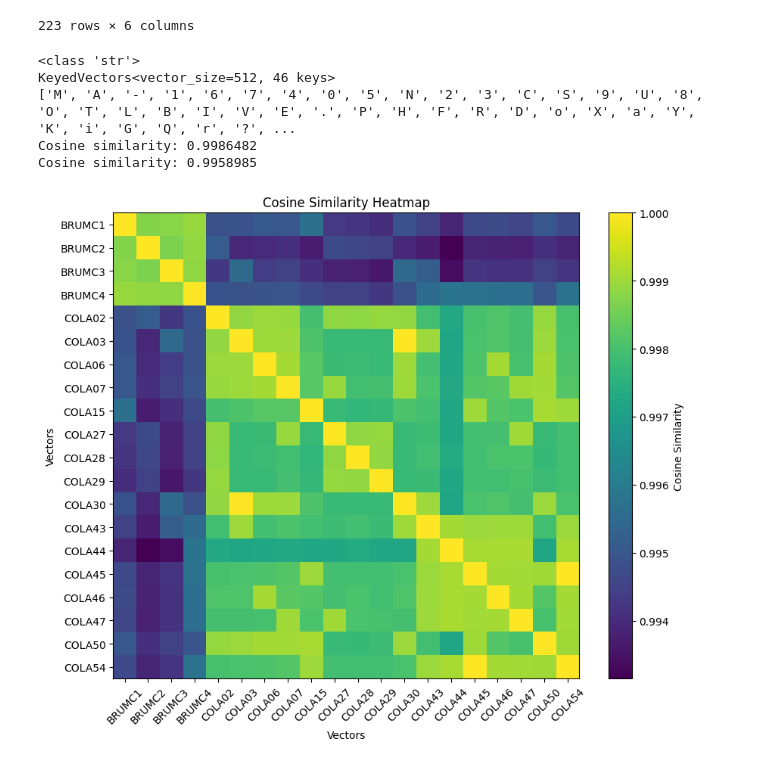
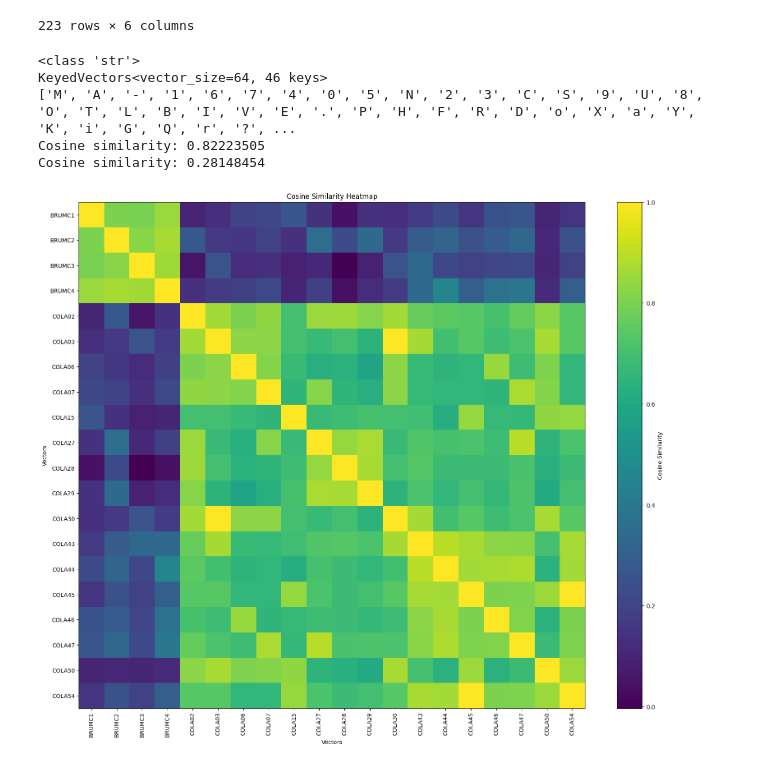
Before and after one commit to agentolek/Bootcamp-mini-hackathon-2024, a Jupyter notebook: Slodziaki/code/correlation.ipynb, the cells around one changed output. Saved outputs shown, nothing was run; the diff lists cells and outputs as text; code cells hidden in the pictures.

```diff
--- a/Slodziaki/code/correlation.ipynb
+++ b/Slodziaki/code/correlation.ipynb
@@ -63,6 +63,16 @@ mydf
 | 221 | VKGM45.16.1 | 1 | 8 | 0 | [A.38, B.27.30, B.24.11, B.31.28,... | [1, 5] |
 | 222 | WIENMV-174.317 | 1 | 4 | 0 | [B.27.30, B.24.11, B.29.30, A.6] | None |
 223 rows × 6 columns
+# %%
+def cosine_similarity(vec1, vec2):
+    dot_product = np.dot(vec1, vec2)
+    norm1 = np.linalg.norm(vec1)
+    norm2 = np.linalg.norm(vec2)
+    return dot_product / (norm1 * norm2)
+
+def word_embedding(word, model):
+    embedded = [model.wv[char] for char in word if char in model.wv]
+    return sum(embedded) / len(embedded)
 # %%
 
 object_names = list(mydf["object_name"])
@@ -72,52 +82,51 @@ names_lists = [[char for char in word] for word in object_names]
 print(type(names_lists[0][0]))
 
 #model = Word2Vec(names_lists, vector_size=128, window=5, min_count=1, sg=1, hs=1)
-model = Word2Vec(names_lists, vector_size=512, min_count=1, sg=1, hs=1)
+#model = Word2Vec(names_lists, vector_size=24, min_count=1, sg=1)
+model = Word2Vec(
+    sentences=names_lists,
+    vector_size=64,
+    window=2,
+    min_count=1,
+    sg=1,
+    hs=0,
+    negative=10,
+    sample=1e-5,
+    epochs=10
+)
 print(model.wv)
 print(model.wv.index_to_key)
 
-def word_embedding(word):
-    embedded = [model.wv[char] for char in word if char in model.wv]
-    return sum(embedded) / len(embedded)
 
+v1 = word_embedding("BRUMC2", model)
+v2 = word_embedding("BRUMC3", model)
+v3 = word_embedding('TOCMAL-MA0840', model)
 
-v1 = word_embedding("BRUMC2")
-v2 = word_embedding("BRUMC3")
-v3 = word_embedding('TOCMAL-MA0840')
-
-cosine_similarity = np.dot(v1, v2) / (np.linalg.norm(v1) * np.linalg.norm(v2))
-print("Cosine similarity:", cosine_similarity)
-
-cosine_similarity = np.dot(v1, v3) / (np.linalg.norm(v1) * np.linalg.norm(v3))
-print("Cosine similarity:", cosine_similarity)
+print("Cosine similarity:", cosine_similarity(v1, v2))
+print("Cosine similarity:", cosine_similarity(v1, v3))
 # %% [output]
 <class 'str'>
-KeyedVectors<vector_size=512, 46 keys>
+KeyedVectors<vector_size=64, 46 keys>
 ['M', 'A', '-', '1', '6', '7', '4', '0', '5', 'N', '2', '3', 'C', 'S', '9', 'U', '8', 'O', 'T', 'L', 'B', 'I', 'V', 'E', '.', 'P', 'H', 'F', 'R', 'D', 'o', 'X', 'a', 'Y', 'K', 'i', 'G', 'Q', 'r', '?', ...
-Cosine similarity: 0.9986482
-Cosine similarity: 0.9958985
+Cosine similarity: 0.82223505
+Cosine similarity: 0.28148454
 # %%
-def cosine_similarity(vec1, vec2):
-    dot_product = np.dot(vec1, vec2)
-    norm1 = np.linalg.norm(vec1)
-    norm2 = np.linalg.norm(vec2)
-    return dot_product / (norm1 * norm2)
-
-first_20_names = object_names[:20]
-first_20_vectors = [word_embedding(name) for name in first_20_names]
-cosine_correlation_matrix = np.zeros((20, 20))
-for i in range(20):
-    for j in range(20):
-        cosine_correlation_matrix[i, j] = cosine_similarity(first_20_vectors[i], first_20_vectors[j])
+num = 20
+first_names = object_names[:num]
+first_vectors = [word_embedding(name, model) for name in first_names]
+cosine_correlation_matrix = np.zeros((num, num))
+for i in range(num):
+    for j in range(num):
+        cosine_correlation_matrix[i, j] = cosine_similarity(first_vectors[i], first_vectors[j])
 # %%
-plt.figure(figsize=(10, 8))
+plt.figure(figsize=(20, 16))
 plt.imshow(cosine_correlation_matrix, cmap='viridis', interpolation='nearest')
 plt.colorbar(label='Cosine Similarity')
 plt.title('Cosine Similarity Heatmap')
 plt.xlabel('Vectors')
 plt.ylabel('Vectors')
-plt.xticks(np.arange(len(first_20_names)), first_20_names, rotation=45)
-plt.yticks(np.arange(len(first_20_names)), first_20_names)
+plt.xticks(np.arange(len(first_names)), first_names, rotation=90)
+plt.yticks(np.arange(len(first_names)), first_names)
 plt.show()
 # %% [output]
-[figure, old version]
+[figure, new version]
```
Also changed, not shown: parts of 2 cells of this notebook.
